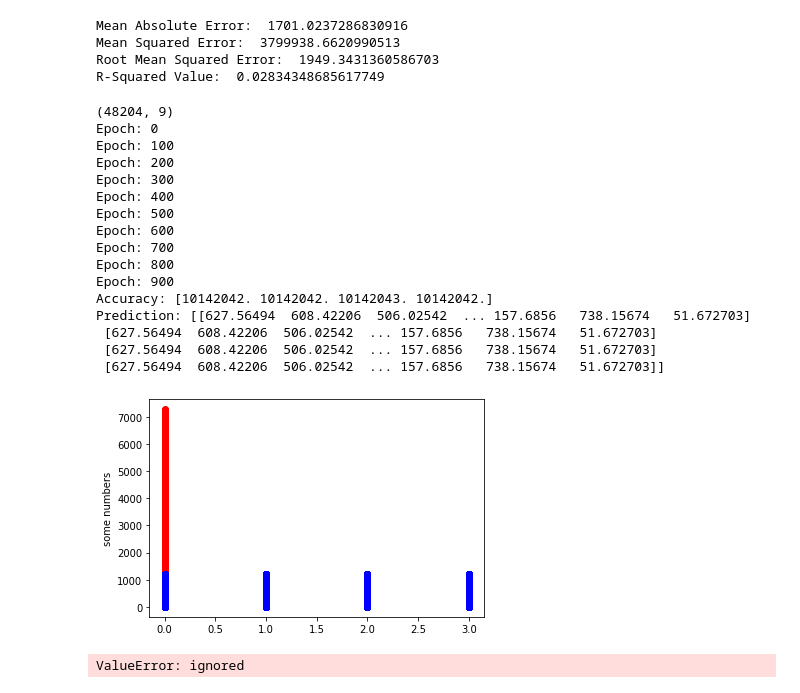
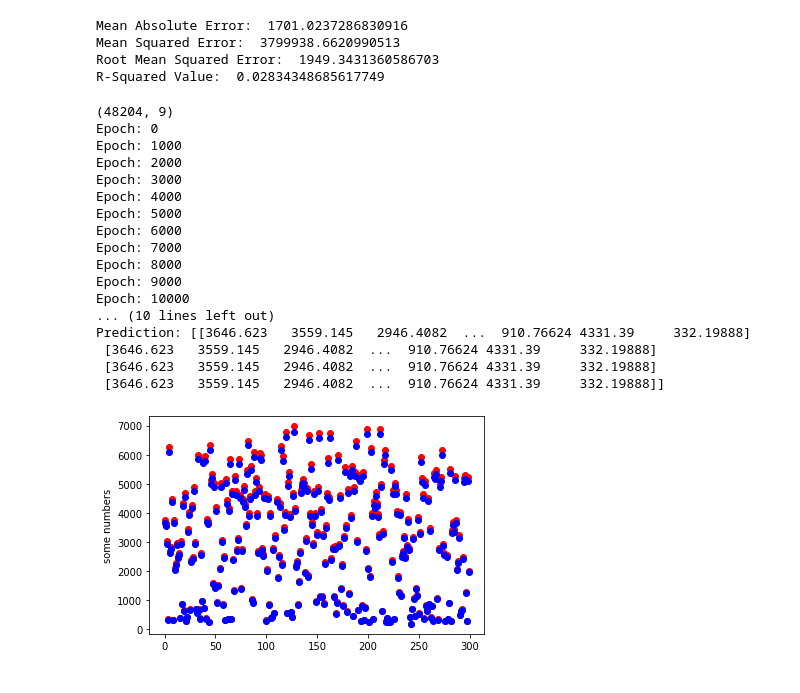
Before and after one commit to WeiChuen99/SVR-Regression, a Jupyter notebook: Regression.ipynb, the cells around one changed output. Drawn from its saved outputs; the diff is of its cells as text; code cells hidden in the pictures.

```diff
--- a/Regression.ipynb
+++ b/Regression.ipynb
@@ -125,6 +125,7 @@ X1, X2, y1, y2 = train_test_split(X, y, random_state=0, train_size=0.5)
 #y2_model = model.predict(X2)
 #accuracy_score(y2, y2_model)
 
+
 #Network parameters
 n_hidden1 = 10
 n_hidden2 = 10
@@ -132,7 +133,7 @@ n_input = 24101
 n_output = 24101
 #Learning parameters
 learning_constant = 0.2
-number_epochs = 1000
+number_epochs = 20000
 batch_size = 1000
 
 #Defining the input and the output
@@ -174,10 +175,10 @@ optimizer = tf.train.GradientDescentOptimizer(learning_constant).minimize(loss_o
 #Initializing the variables
 init = tf.global_variables_initializer()
 
-X1 = np.savetxt('x1.txt', X1)
-X2 = np.savetxt('x2.txt', X2)
-y1 = np.savetxt('y1.txt', y1)
-y2 = np.savetxt('y2.txt', y2)
+# X1 = np.savetxt('x1.txt', X1)
+# X2 = np.savetxt('x2.txt', X2)
+# y1 = np.savetxt('y1.txt', y1)
+# y2 = np.savetxt('y2.txt', y2)
 
 #a_file = open("x1.txt")
 #lines = a_file.readlines()
@@ -185,15 +186,21 @@ y2 = np.savetxt('y2.txt', y2)
 #    print(line)
 #a_file.close()
 
-batch_x1=np.loadtxt('x1.txt')
-batch_x2=np.loadtxt('x2.txt')
+batch_x1=X1
+batch_x2=X2
 
-batch_y1=np.loadtxt('y1.txt')
-batch_y2=np.loadtxt('y2.txt')
+batch_y1=y1
+batch_y2=y2
+# print(batch_x1)
+# print(batch_x2)
+# print(batch_y1)
+# print(batch_y2)
 
 label=batch_y2 #+1e-50-1e-50
 batch_x=np.column_stack((np.transpose(batch_x1), np.transpose(batch_x2)))
 batch_y=np.column_stack((np.reshape(batch_y1, (1,24102)), np.reshape(batch_y2, (1,24102))))
+# print(batch_x)
+# print(batch_y)
 
 batch_x_train=batch_x[:,0:24101]
 batch_y_train=batch_y[:,0:24101]
@@ -201,49 +208,49 @@ batch_y_train=batch_y[:,0:24101]
 batch_x_test=batch_x[:,24102:48204]
 batch_y_test=batch_y[:,24102:48204]
 
 label_train=label[0:24101]
 label_test=label[24102:48204]
 
 with tf.Session() as sess:
   sess.run(init)
   #Training epoch
   for epoch in range(number_epochs):
 
     sess.run(optimizer, feed_dict={X: batch_x_train, Y: batch_y_train})
     #Display the epoch
-    if epoch % 100 == 0:
+    if epoch % 1000 == 0:
       print("Epoch:", '%d' % (epoch))
   # Test model
   pred = (neural_network) # Apply softmax to logits
   accuracy=tf.keras.losses.MSE(pred,Y)
   print("Accuracy:", accuracy.eval({X: batch_x_train, Y: batch_y_train}))
   #tf.keras.evaluate(pred,batch_x)
   print("Prediction:", pred.eval({X: batch_x_train}))
   output=neural_network.eval({X: batch_x_train})
-  plt.plot(batch_y_train[0:10], 'ro', output[0:10], 'bo')
+  plt.plot(batch_y_train[0,0:300], 'ro', output[0,0:300], 'bo')
   plt.ylabel('some numbers')
   plt.show()
 
   estimated_class=tf.argmax(pred, 1)#+1e-50-1e-50
   correct_prediction1 = tf.equal(tf.argmax(pred, 1),label)
   accuracy1 = tf.reduce_mean(tf.cast(correct_prediction1, tf.float32))
-  print(accuracy1.eval({X: batch_x}))
+  #print(accuracy1.eval({X: batch_x}))
 # %% [output]
 (48204, 9)
 Epoch: 0
-Epoch: 100
-Epoch: 200
-Epoch: 300
-Epoch: 400
-Epoch: 500
-Epoch: 600
-Epoch: 700
-Epoch: 800
-Epoch: 900
-Accuracy: [10142042. 10142042. 10142043. 10142042.]
-Prediction: [[627.56494  608.42206  506.02542  ... 157.6856   738.15674   51.672703]
- [627.56494  608.42206  506.02542  ... 157.6856   738.15674   51.672703]
- [627.56494  608.42206  506.02542  ... 157.6856   738.15674   51.672703]
- [627.56494  608.42206  506.02542  ... 157.6856   738.15674   51.672703]]
+Epoch: 1000
+Epoch: 2000
+Epoch: 3000
+Epoch: 4000
+Epoch: 5000
+Epoch: 6000
+Epoch: 7000
+Epoch: 8000
+Epoch: 9000
+Epoch: 10000
+... (10 lines left out)
+Prediction: [[3646.623   3559.145   2946.4082  ...  910.76624 4331.39     332.19888]
+ [3646.623   3559.145   2946.4082  ...  910.76624 4331.39     332.19888]
+ [3646.623   3559.145   2946.4082  ...  910.76624 4331.39     332.19888]
+ [3646.623   3559.145   2946.4082  ...  910.76624 4331.39     332.19888]]
-[figure, old version]
+[figure, new version]
-ValueError: ignored
```
Also changed, not shown: parts of 1 cell of this notebook.
